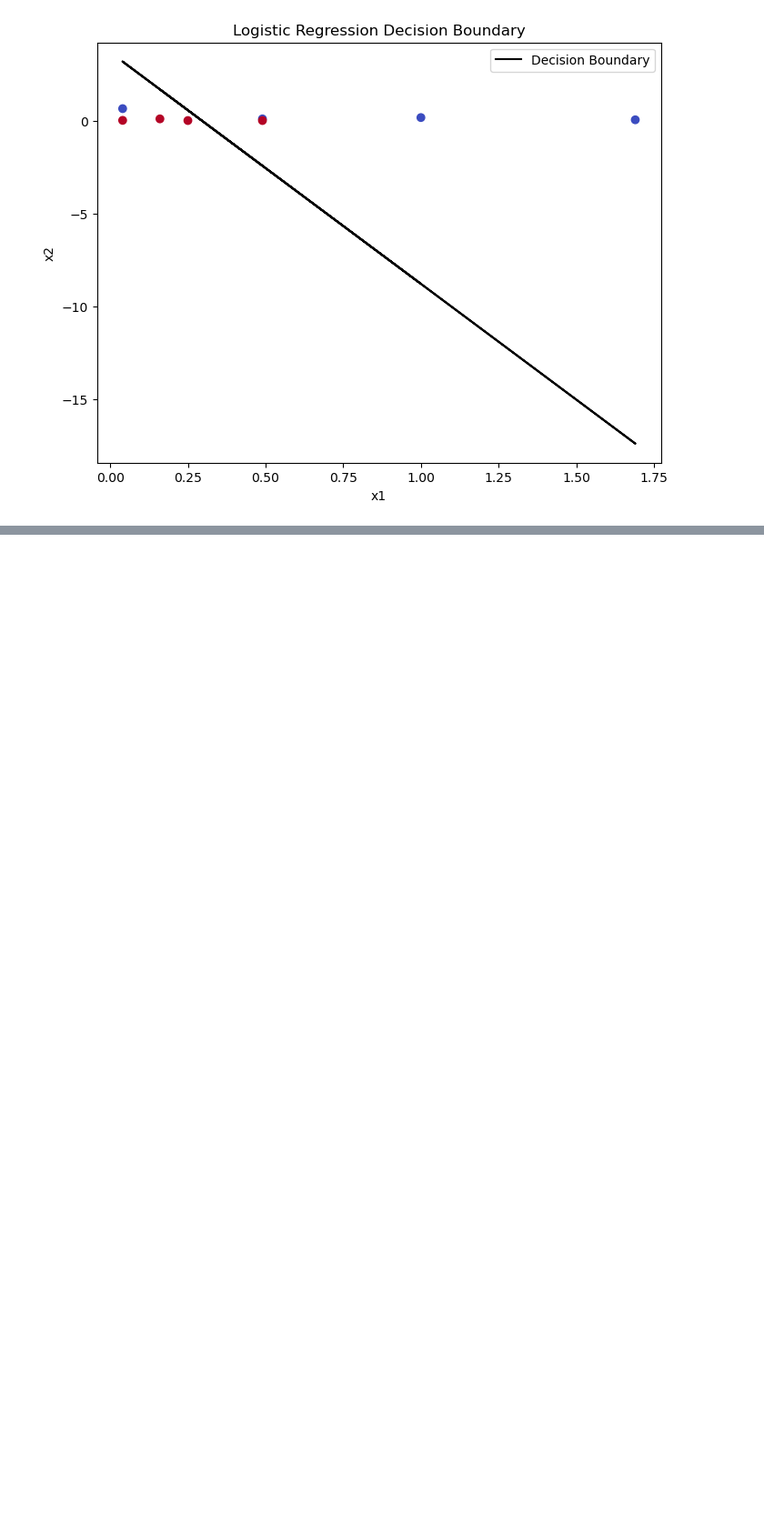
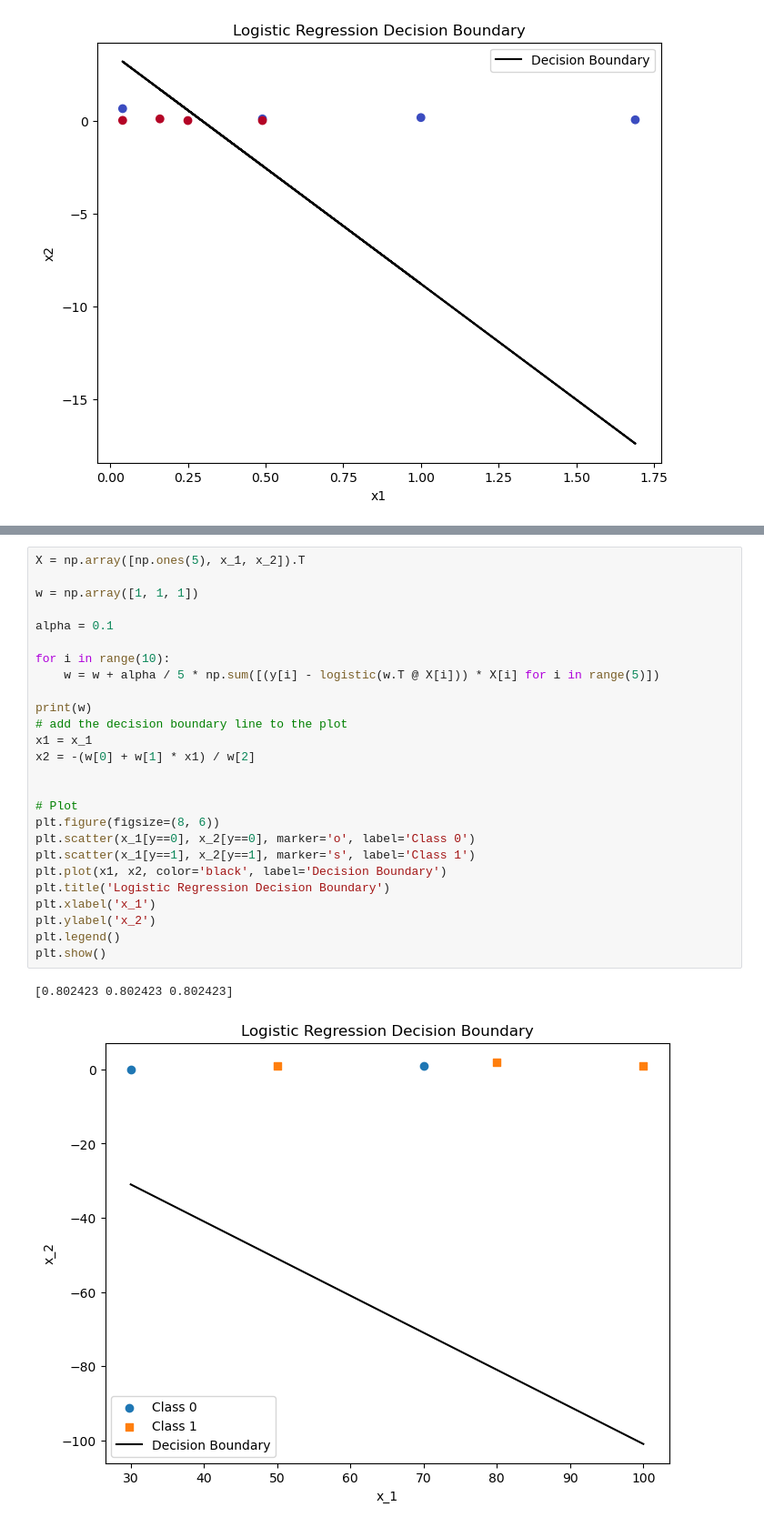
Before and after one commit to Gaurang-1402/Introduction-to-Machine-Learning, a Jupyter notebook: Homeworks/Homework 3/hw3_written_gr2159_helper.ipynb, the cells around one changed output, grey strips where cells are left out. Shown at 91% size. Drawn from its saved outputs; the diff is of its cells as text; blank space fills up the shorter version.

```diff
--- a/Homeworks/Homework 3/hw3_written_gr2159_helper.ipynb
+++ b/Homeworks/Homework 3/hw3_written_gr2159_helper.ipynb
@@ -95,0 +274,29 @@ plt.show()
+# %%
+X = np.array([np.ones(5), x_1, x_2]).T
+
+w = np.array([1, 1, 1])
+
+alpha = 0.1
+
+for i in range(10):
+    w = w + alpha / 5 * np.sum([(y[i] - logistic(w.T @ X[i])) * X[i] for i in range(5)])
+
+print(w)
+# add the decision boundary line to the plot
+x1 = x_1
+x2 = -(w[0] + w[1] * x1) / w[2]
+
+
+# Plot
+plt.figure(figsize=(8, 6))
+plt.scatter(x_1[y==0], x_2[y==0], marker='o', label='Class 0')
+plt.scatter(x_1[y==1], x_2[y==1], marker='s', label='Class 1')
+plt.plot(x1, x2, color='black', label='Decision Boundary')
+plt.title('Logistic Regression Decision Boundary')
+plt.xlabel('x_1')
+plt.ylabel('x_2')
+plt.legend()
+plt.show()
+# %% [output]
+[0.802423 0.802423 0.802423]
+[figure, added]
```
Also changed, not shown: parts of 18 cells of this notebook, 2 other files.
